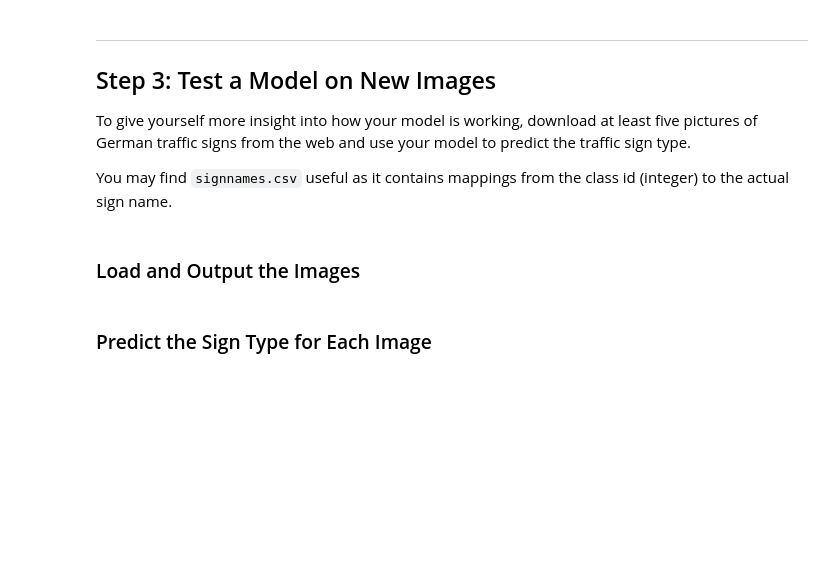
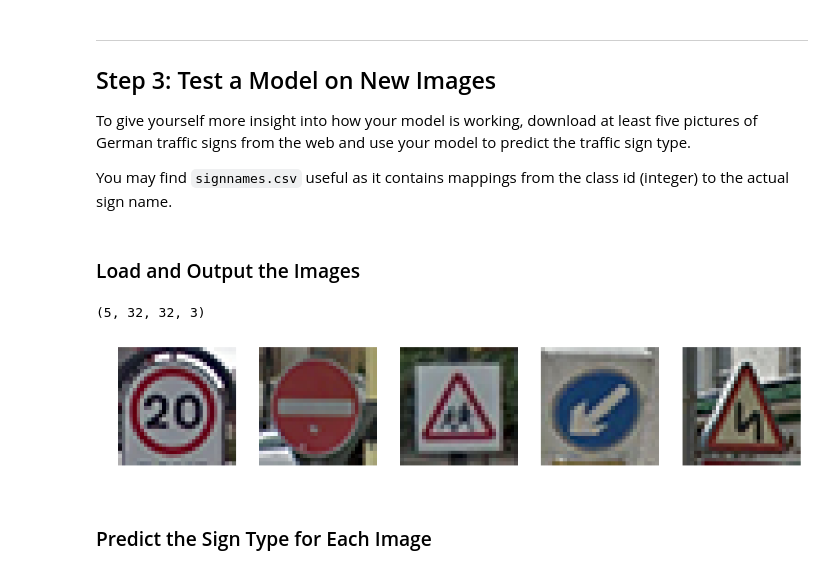
Before and after one commit to hafniumhu/CarND-Traffic-Sign-Classifier, a Jupyter notebook: Traffic_Sign_Classifier.ipynb, the cells around one changed output. Saved outputs shown, nothing was run; the diff lists cells and outputs as text; code cells hidden in the pictures; blank space fills up the shorter version.

Commit message:
Complete test

```diff
--- a/Traffic_Sign_Classifier.ipynb
+++ b/Traffic_Sign_Classifier.ipynb
@@ -149,3 +141,12 @@ X_test = (X_test - 128)/128
+# %%
+from sklearn.utils import shuffle
+
+# Normalize the data
+X_train = ((X_train - 127.5) / 127.5)
+X_valid = ((X_valid - 127.5) / 127.5)
+X_test = ((X_test - 127.5) / 127.5)
+
+X_train, y_train = shuffle(X_train, y_train)
 # %% [markdown]
 ### Model Architecture
 # %%
@@ -153,8 +154,8 @@ X_test = (X_test - 128)/128
 import tensorflow as tf
 from tensorflow.contrib.layers import flatten
 
-EPOCHS = 40
-BATCH_SIZE = 128
+EPOCHS = 25
+BATCH_SIZE = 200
 
 def LeNet(x):
     # Arguments used for tf.truncated_normal, randomly defines variables for the weights and biases for each layer
@@ -165,10 +166,8 @@ def LeNet(x):
     conv1_W = tf.Variable(tf.truncated_normal(shape=(5, 5, 3, 6), mean = mu, stddev = sigma))
     conv1_b = tf.Variable(tf.zeros(6))
     conv1   = tf.nn.conv2d(x, conv1_W, strides=[1, 1, 1, 1], padding='VALID') + conv1_b
-
     # Activation.
     conv1 = tf.nn.relu(conv1)
-
     # Pooling. Input = 28x28x6. Output = 14x14x6.
     conv1 = tf.nn.max_pool(conv1, ksize=[1, 2, 2, 1], strides=[1, 2, 2, 1], padding='VALID')
 
@@ -176,10 +175,8 @@ def LeNet(x):
     conv2_W = tf.Variable(tf.truncated_normal(shape=(5, 5, 6, 16), mean = mu, stddev = sigma))
     conv2_b = tf.Variable(tf.zeros(16))
     conv2   = tf.nn.conv2d(conv1, conv2_W, strides=[1, 1, 1, 1], padding='VALID') + conv2_b
-
     # Activation.
     conv2 = tf.nn.relu(conv2)
-
     # Pooling. Input = 10x10x16. Output = 5x5x16.
     conv2 = tf.nn.max_pool(conv2, ksize=[1, 2, 2, 1], strides=[1, 2, 2, 1], padding='VALID')
 
@@ -190,7 +187,6 @@ def LeNet(x):
     fc1_W = tf.Variable(tf.truncated_normal(shape=(400, 120), mean = mu, stddev = sigma))
     fc1_b = tf.Variable(tf.zeros(120))
     fc1   = tf.matmul(fc0, fc1_W) + fc1_b
-
     # Activation.
     fc1 = tf.nn.relu(fc1)
 
@@ -198,7 +194,6 @@ def LeNet(x):
     fc2_W = tf.Variable(tf.truncated_normal(shape=(120, 84), mean = mu, stddev = sigma))
     fc2_b = tf.Variable(tf.zeros(84))
     fc2   = tf.matmul(fc1, fc2_W) + fc2_b
-
     # Activation.
     fc2 = tf.nn.relu(fc2)
 
@@ -222,7 +217,7 @@ sets imply underfitting. A high accuracy on the training set but low accuracy on
 ### Calculate and report the accuracy on the training and validation set.
 ### Once a final model architecture is selected,
 ### the accuracy on the test set should be calculated and reported as well.
-rate = 0.001
+rate = 0.002
 
 logits = LeNet(x)
 cross_entropy = tf.nn.softmax_cross_entropy_with_logits(labels=one_hot_y, logits=logits)
@@ -298,3 +291,26 @@ You may find `signnames.csv` useful as it contains mappings from the class id (i
+# %%
+### Load the images and plot them here.
+import glob
+import matplotlib.image as mpimg
+import cv2
+
+f, ax = plt.subplots(1,5, figsize=(15, 15))
+ax = ax.ravel()
+
+german_sign = []
+
+for i, img in enumerate(glob.glob('German_traffic_sign/sign*.png')):
+    image = mpimg.imread(img)
+    image = cv2.cvtColor(image, cv2.COLOR_RGBA2RGB)
+    ax[i].axis('off')
+    ax[i].imshow(image)
+    german_sign.append(image)
+
+german_sign = np.asarray(german_sign)
+print(german_sign.shape)
+# %% [output]
+(5, 32, 32, 3)
+[figure, added]
 # %% [markdown]
 ### Predict the Sign Type for Each Image
 # %%
```
Also changed, not shown: parts of 9 cells of this notebook, 9 other files.
